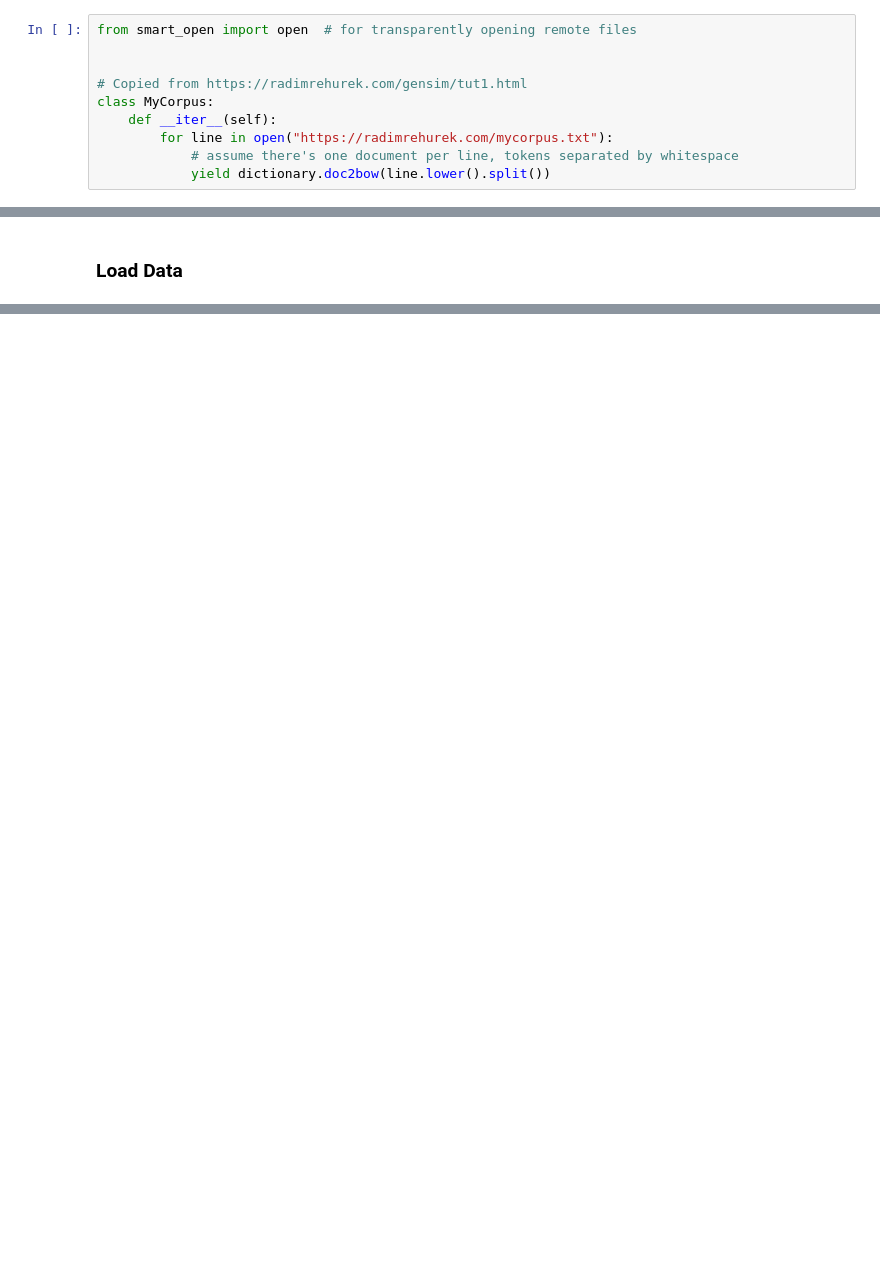
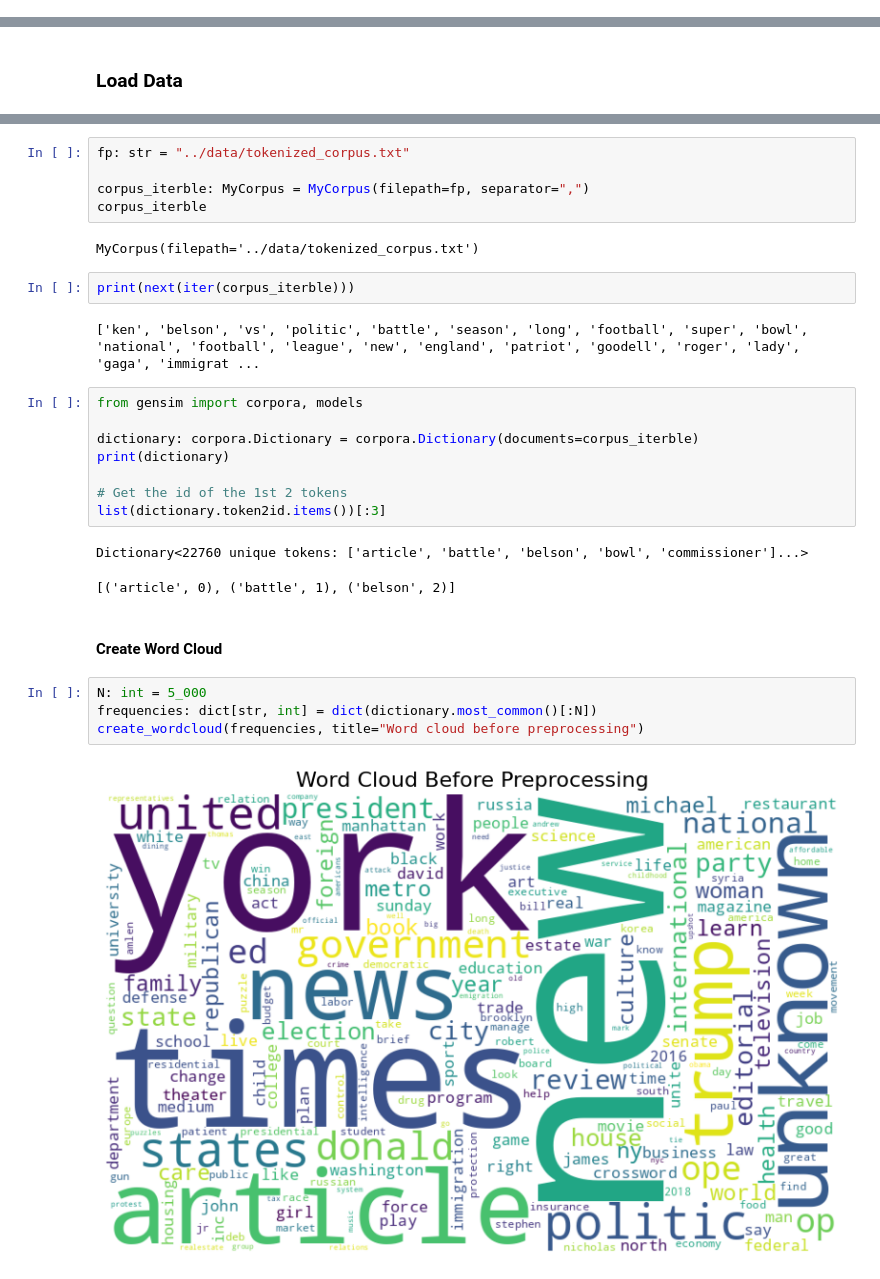
Before and after one commit to chineidu/NYC-Comments, a Jupyter notebook: Notebooks/03b-topic-modelling.ipynb, the cells around one changed output, grey strips where cells are left out. Saved outputs shown, nothing was run; the diff lists cells and outputs as text; blank space fills up the shorter version.

Commit message:
chore: Topic modelling

```diff
--- a/Notebooks/03b-topic-modelling.ipynb
+++ b/Notebooks/03b-topic-modelling.ipynb
@@ -346,10 +118,0 @@ doc 8: similarity=0.000000
-# %%
-from smart_open import open  # for transparently opening remote files
-
-
-# Copied from https://radimrehurek.com/gensim/tut1.html
-class MyCorpus:
-    def __iter__(self):
-        for line in open("https://radimrehurek.com/mycorpus.txt"):
-            # assume there's one document per line, tokens separated by whitespace
-            yield dictionary.doc2bow(line.lower().split())
@@ -624,0 +260,30 @@ df.write_csv("../data/test.csv")
+# %%
+fp: str = "../data/tokenized_corpus.txt"
+
+corpus_iterble: MyCorpus = MyCorpus(filepath=fp, separator=",")
+corpus_iterble
+# %% [output]
+MyCorpus(filepath='../data/tokenized_corpus.txt')
+# %%
+print(next(iter(corpus_iterble)))
+# %% [output]
+['ken', 'belson', 'vs', 'politic', 'battle', 'season', 'long', 'football', 'super', 'bowl', 'national', 'football', 'league', 'new', 'england', 'patriot', 'goodell', 'roger', 'lady', 'gaga', 'immigrat ...
+# %%
+from gensim import corpora, models
+
+dictionary: corpora.Dictionary = corpora.Dictionary(documents=corpus_iterble)
+print(dictionary)
+
+# Get the id of the 1st 2 tokens
+list(dictionary.token2id.items())[:3]
+# %% [output]
+Dictionary<22760 unique tokens: ['article', 'battle', 'belson', 'bowl', 'commissioner']...>
+[('article', 0), ('battle', 1), ('belson', 2)]
+# %% [markdown]
+#### Create Word Cloud
+# %%
+N: int = 5_000
+frequencies: dict[str, int] = dict(dictionary.most_common()[:N])
+create_wordcloud(frequencies, title="Word cloud before preprocessing")
+# %% [output]
+[figure, added]
```
Also changed, not shown: parts of 56 cells of this notebook, 5 other files.
